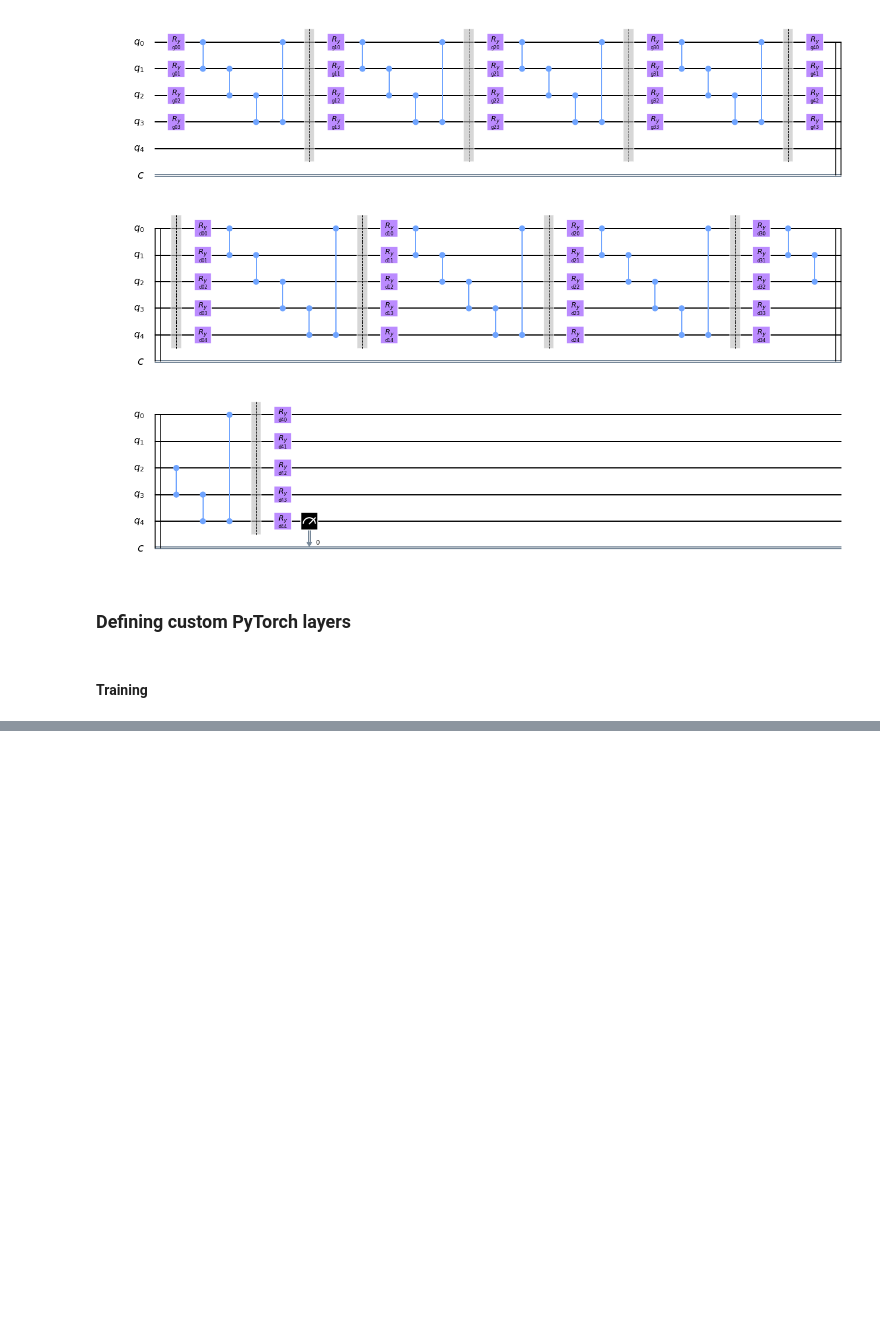
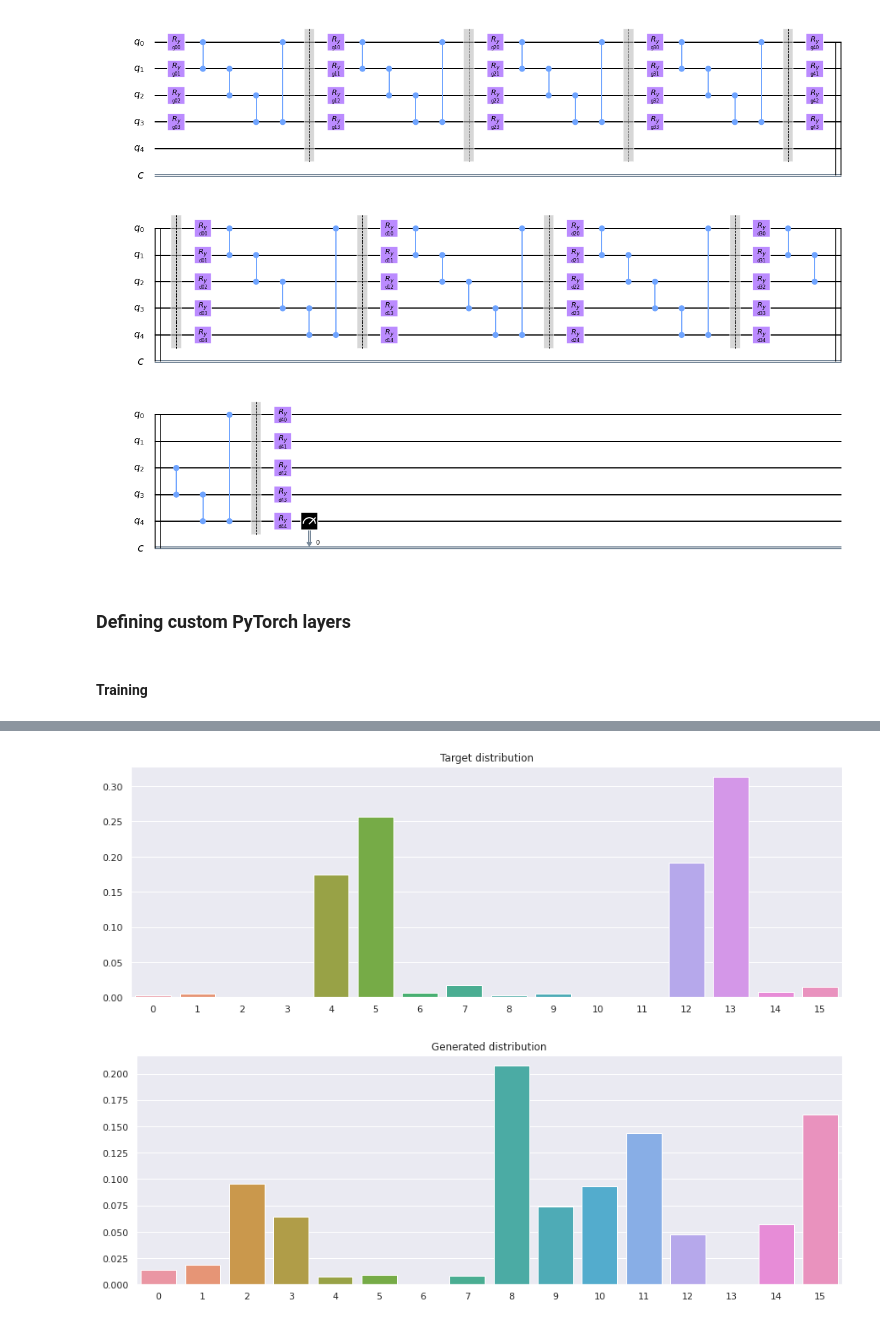
Before and after one commit to asakhnenko/EntangledSolutions, a Jupyter notebook: deep_learning/q_gans_qiskit_pytorch.ipynb, the cells around one changed output, grey strips where cells are left out. Saved outputs shown, nothing was run; the diff lists cells and outputs as text; code cells hidden in the pictures; blank space fills up the shorter version.

```diff
--- a/deep_learning/q_gans_qiskit_pytorch.ipynb
+++ b/deep_learning/q_gans_qiskit_pytorch.ipynb
@@ -381,8 +376,21 @@ Text(0.5, 1.0, 'Discriminator loss')
 # %%
-test = copy.deepcopy(generated_data)
-test.circuit.measure_all()
+real_distribution = copy.deepcopy(real_data)
+real_distribution.circuit.measure_all()
 
-distribution = test(model_gen.params.data.numpy())
+fake_distribution = copy.deepcopy(generated_data)
+fake_distribution.circuit.measure_all()
 
-sns.barplot(x = np.arange(len(distribution)), y = distribution)
+distribution_1 = real_distribution()
+distribution_1 = distribution_1[:int(len(distribution_1) / 2)]
+distribution_2 = fake_distribution(model_gen.params.data.numpy())
+distribution_2 = distribution_2[:int(len(distribution_2) / 2)]
+
+sns.barplot(x = np.arange(len(distribution_1)), y = distribution_1)
+plt.title("Target distribution")
+plt.show()
+sns.barplot(x = np.arange(len(distribution_2)), y = distribution_2)
 plt.title("Generated distribution")
+plt.show()
+# %% [output]
+[figure, added]
+[figure, added]
```
Also changed, not shown: parts of 10 cells of this notebook.
